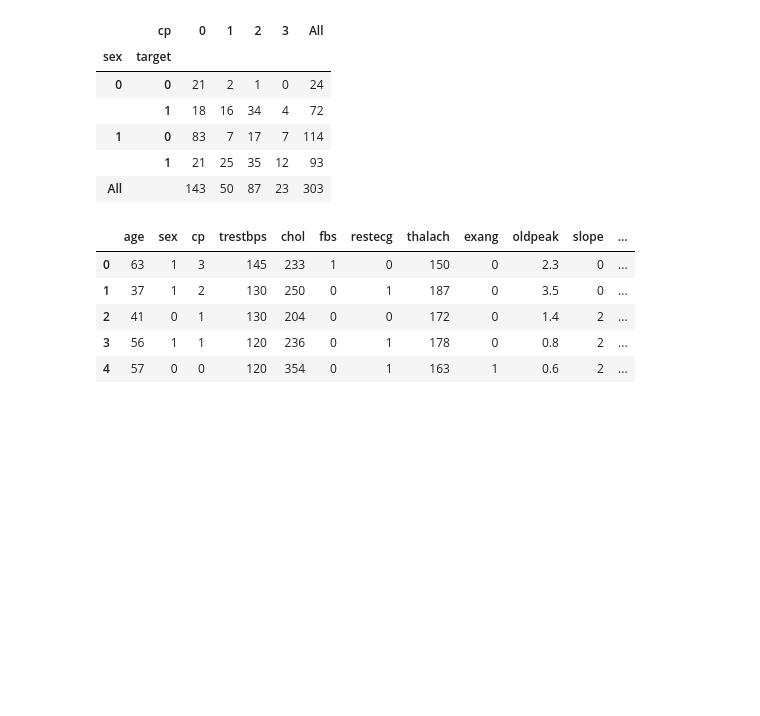
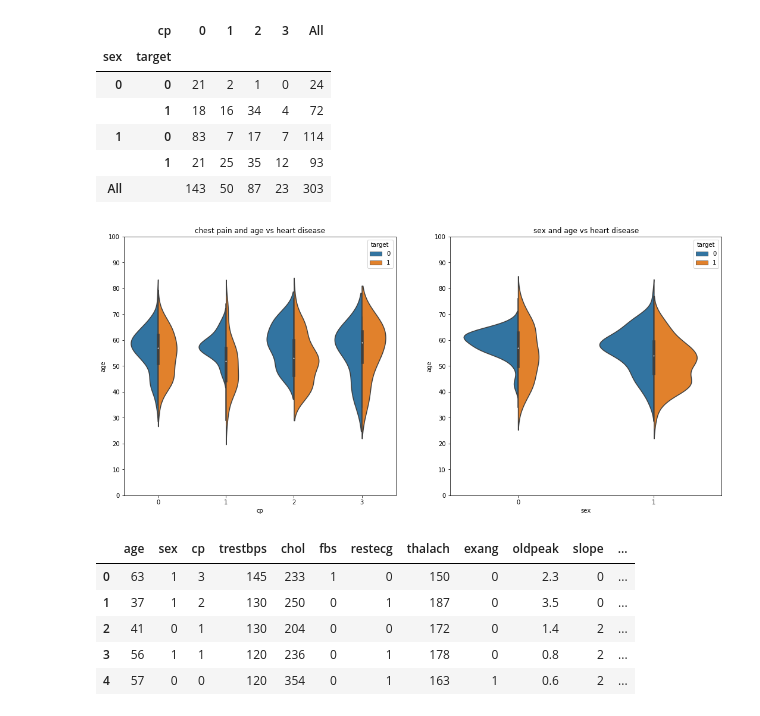
Before and after one commit to nybergp/heart_disease_prediction, a Jupyter notebook: main.ipynb, the cells around one changed output. Saved outputs shown, nothing was run; the diff lists cells and outputs as text; code cells hidden in the pictures; blank space fills up the shorter version.

Commit message:
added explanations for violin graphs

```diff
--- a/main.ipynb
+++ b/main.ipynb
@@ -60,6 +61,27 @@ pd.crosstab([data['sex'],data['target']],data.cp,margins=True).style.background_
 | 1 | 0 | 83 | 7 | 17 | 7 | 114 |
 |  | 1 | 21 | 25 | 35 | 12 | 93 |
 | All |  | 143 | 50 | 87 | 23 | 303 |
+# %%
+# Visualizing heart disease over different ages for the two genders and different types of chest pain
+# Conclusion:
+# Graph 1:
+# A lot of positive cases exist for heart disease patients who were asymptomatic (cp = 3), i.e. no chest pain.
+# Graph 2:
+# For females, the negative cases are mostly between the range of 45-70 year old,
+# which means that predictions in non represented age spans may be inadequate. Is this acceptable? Depends on
+# where the model will be deployed.
+# The distribution for positive females is more even.
+# The male distribution for positive and negative cases is relatively even.
+f,ax=plt.subplots(1,2,figsize=(18,8))
+sb.violinplot("cp","age", hue="target", data=data,split=True,ax=ax[0])
+ax[0].set_title('chest pain and age vs heart disease')
+ax[0].set_yticks(range(0,110,10))
+sb.violinplot("sex","age", hue="target", data=data,split=True,ax=ax[1])
+ax[1].set_title('sex and age vs heart disease')
+ax[1].set_yticks(range(0,110,10))
+plt.show()
+# %% [output]
+[figure, added]
 # %%
 # checking the first few rows to get a feel for the contents of the dataset
 data.head()
```
Also changed, not shown: parts of 1 cell of this notebook.
